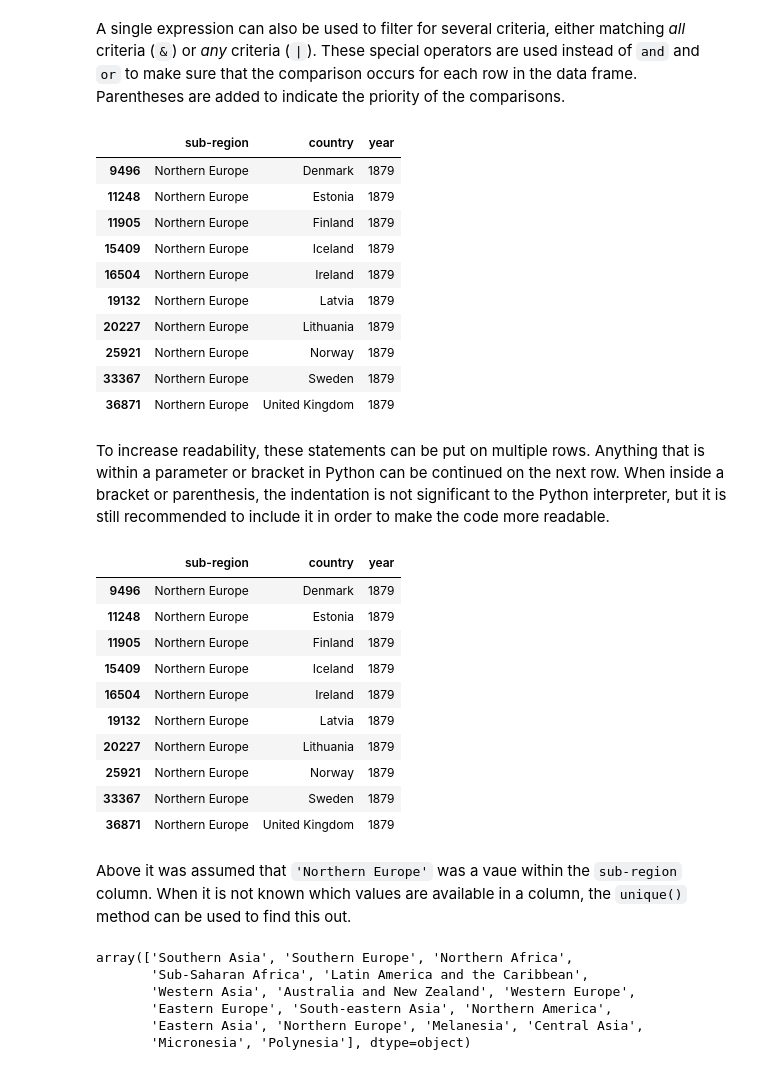
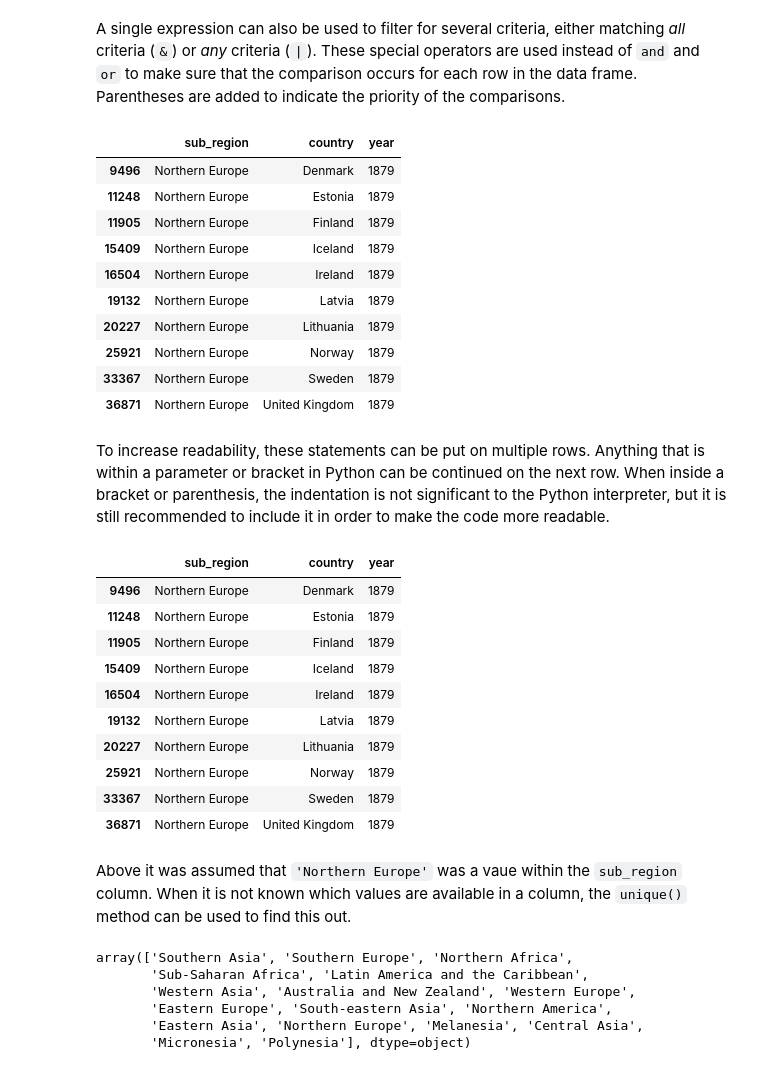
Before and after one commit to UofTCoders/2018-09-10-utoronto, a Jupyter notebook: code/2-dataframes-gapminder.ipynb, the cells around one changed output. Drawn from its saved outputs; the diff is of its cells as text; code cells hidden in the pictures.

Commit message:
Improve column names

```diff
--- a/code/2-dataframes-gapminder.ipynb
+++ b/code/2-dataframes-gapminder.ipynb
@@ -510,9 +510,9 @@ world_data.loc[world_data['life_expectancy'] > 83, ['country', 'year', 'life_exp
 A single expression can also be used to filter for several criteria, either matching *all* criteria (`&`) or *any* criteria (`|`). These special operators are used instead of `and` and `or` to make sure that the comparison occurs for each row in the data frame. Parentheses are added to indicate the priority of the comparisons.
 # %%
 # AND = &
-world_data.loc[(world_data['sub-region'] == 'Northern Europe') & (world_data['year'] == 1879), ['sub-region', 'country', 'year']]
+world_data.loc[(world_data['sub_region'] == 'Northern Europe') & (world_data['year'] == 1879), ['sub-region', 'country', 'year']]
 # %% [output]
-|  | sub-region | country | year |
+|  | sub_region | country | year |
 | 9496 | Northern Europe | Denmark | 1879 |
 | 11248 | Northern Europe | Estonia | 1879 |
 | 11905 | Northern Europe | Finland | 1879 |
@@ -526,11 +526,11 @@ world_data.loc[(world_data['sub-region'] == 'Northern Europe') & (world_data['ye
 # %% [markdown]
 To increase readability, these statements can be put on multiple rows. Anything that is within a parameter or bracket in Python can be continued on the next row. When inside a bracket or parenthesis, the indentation is not significant to the Python interpreter, but it is still recommended to include it in order to make the code more readable.
 # %%
-world_data.loc[(world_data['sub-region'] == 'Northern Europe') &
+world_data.loc[(world_data['sub_region'] == 'Northern Europe') &
                (world_data['year'] == 1879),
-               ['sub-region', 'country', 'year']]
+               ['sub_region', 'country', 'year']]
 # %% [output]
-|  | sub-region | country | year |
+|  | sub_region | country | year |
 | 9496 | Northern Europe | Denmark | 1879 |
 | 11248 | Northern Europe | Estonia | 1879 |
 | 11905 | Northern Europe | Finland | 1879 |
@@ -542,5 +542,5 @@ world_data.loc[(world_data['sub-region'] == 'Northern Europe') &
 | 33367 | Northern Europe | Sweden | 1879 |
 | 36871 | Northern Europe | United Kingdom | 1879 |
 # %% [markdown]
-Above it was assumed that `'Northern Europe'` was a vaue within the `sub-region` column. When it is not known which values are available in a column, the `unique()` method can be used to find this out.
+Above it was assumed that `'Northern Europe'` was a vaue within the `sub_region` column. When it is not known which values are available in a column, the `unique()` method can be used to find this out.
 # %%
```
Also changed, not shown: parts of 34 cells of this notebook.
